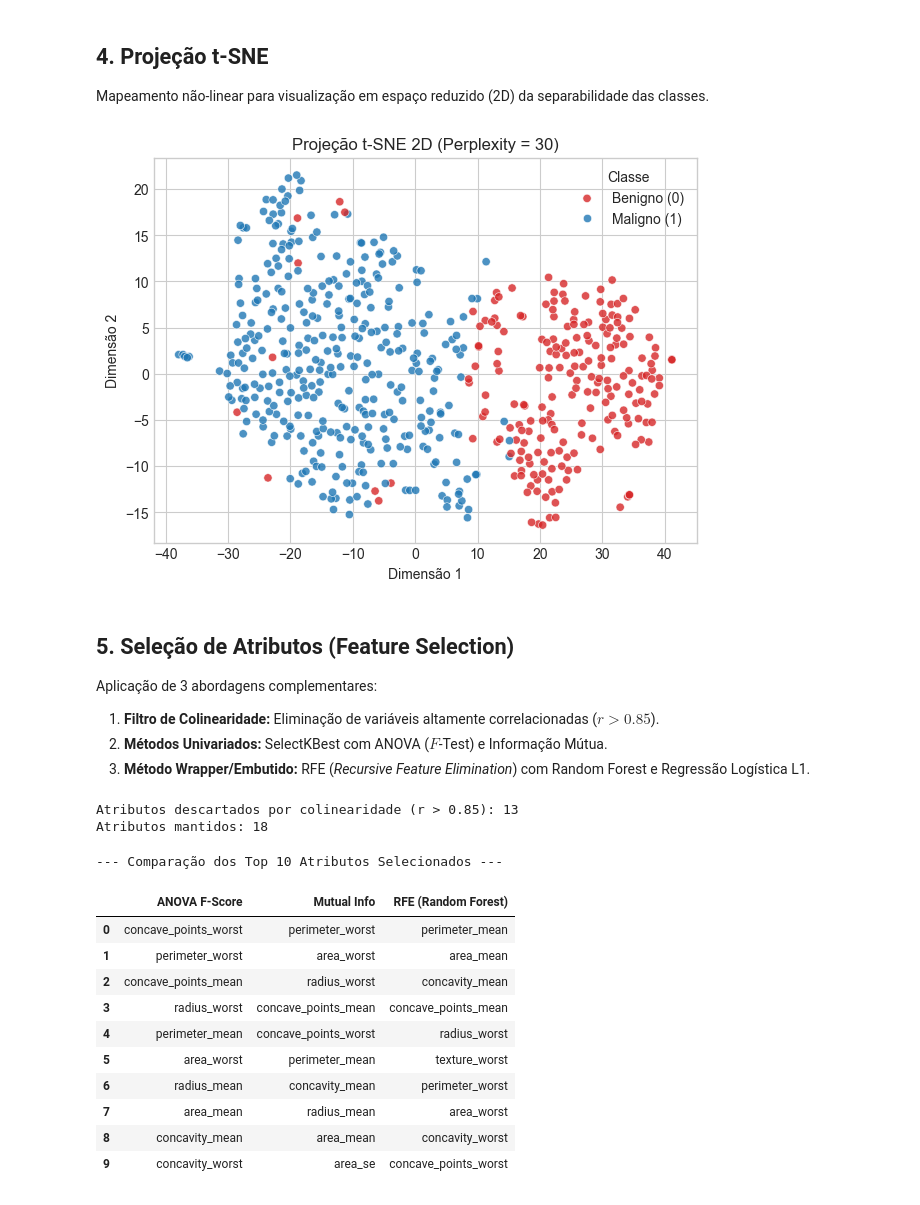
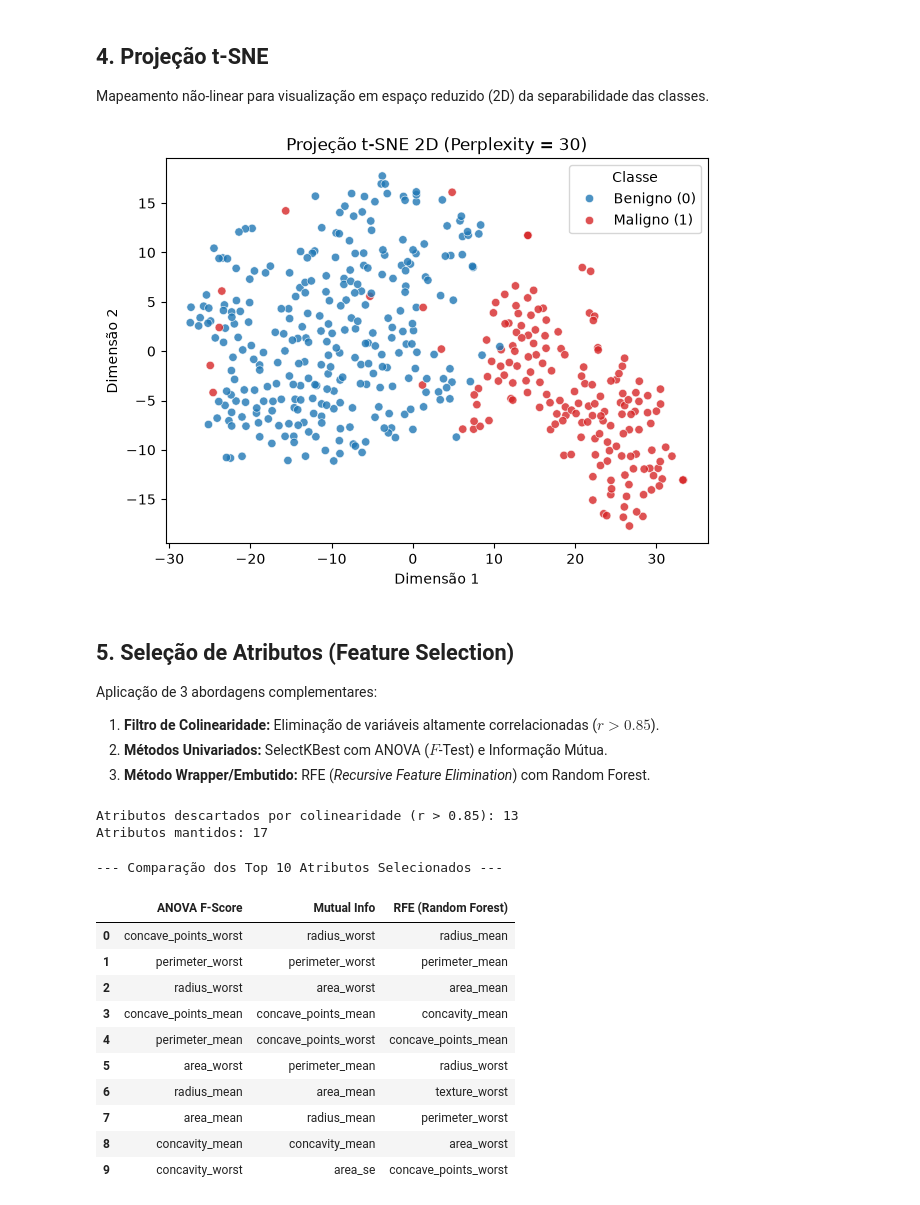
Before and after one commit to Laet345/Deteccao_de_cancer, a Jupyter notebook: notebooks/Feature_selection.ipynb, the cells around one changed output. Saved outputs shown, nothing was run; the diff lists cells and outputs as text; code cells hidden in the pictures.

```diff
--- a/notebooks/Feature_selection.ipynb
+++ b/notebooks/Feature_selection.ipynb
@@ -33,24 +43,15 @@ Consumindo os dados padronizados gerados.
 # %%
-from pathlib import Path
-import pandas as pd
-from sklearn.preprocessing import StandardScaler
+# Divisão estratificada ANTES de qualquer ajuste
+X_train, X_test, y_train, y_test = train_test_split(
+    X, y, test_size=0.20, stratify=y, random_state=RANDOM_STATE
+)
 
-# Identifica a pasta raiz do projeto de forma dinâmica
-BASE_DIR = Path.cwd().parent if Path.cwd().name == 'notebooks' else Path.cwd()
-DATA_PATH = BASE_DIR / 'data' / 'processed' / 'wdbc_limpo.csv'
-
-# Carrega o dataset limpo gerado pelo Integrante 1
-df = pd.read_csv(DATA_PATH)
-
-# Separa a variável alvo (diagnosis) das features
-# (Confirme se o nome da coluna no seu CSV é 'diagnosis' ou 'target')
-X = df.drop(columns=['diagnosis'])
-y = df['diagnosis'].values
-
-# Aplica a padronização necessárias para PCA, t-SNE e Clustering
-scaler = StandardScaler()
-X_train_scaled = pd.DataFrame(scaler.fit_transform(X), columns=X.columns)
+# O scaler aprende média/desvio apenas do treino; o teste só é transformado
+scaler = StandardScaler().fit(X_train)
+X_train_scaled = pd.DataFrame(scaler.transform(X_train), columns=X.columns, index=X_train.index)
+X_test_scaled  = pd.DataFrame(scaler.transform(X_test),  columns=X.columns, index=X_test.index)
 
 feature_names = X_train_scaled.columns
-print(f"Dataset carregado com sucesso: {X_train_scaled.shape[0]} amostras e {X_train_scaled.shape[1]} atributos.")
+print(f"Treino: {X_train_scaled.shape[0]} amostras | Teste: {X_test_scaled.shape[0]} amostras | {X_train_scaled.shape[1]} atributos.")
+print(f"Proporção de malignos -> treino: {y_train.mean():.3f} | teste: {y_test.mean():.3f}")
 # %% [output]
@@ -158,20 +164,23 @@ tsne = TSNE(n_components=2, perplexity=30, random_state=42, max_iter=1000)
 X_tsne = tsne.fit_transform(X_train_scaled)
 
 plt.figure(figsize=(7, 5))
-sns.scatterplot(x=X_tsne[:, 0], y=X_tsne[:, 1], hue=y_train, palette=['#1f77b4', '#d62728'], alpha=0.8)
+rotulos = np.where(y_train == 0, 'Benigno (0)', 'Maligno (1)')
+paleta = {'Benigno (0)': '#1f77b4', 'Maligno (1)': '#d62728'}
+sns.scatterplot(x=X_tsne[:, 0], y=X_tsne[:, 1], hue=rotulos, palette=paleta,
+                hue_order=['Benigno (0)', 'Maligno (1)'], alpha=0.8)
 plt.title('Projeção t-SNE 2D (Perplexity = 30)')
 plt.xlabel('Dimensão 1')
 plt.ylabel('Dimensão 2')
-plt.legend(title='Classe', labels=['Benigno (0)', 'Maligno (1)'])
+plt.legend(title='Classe')
 plt.show()
 # %% [output]
-[figure, old version]
+[figure, new version]
 # %% [markdown]
 ## 5. Seleção de Atributos (Feature Selection)
 Aplicação de 3 abordagens complementares:
 1. **Filtro de Colinearidade:** Eliminação de variáveis altamente correlacionadas ($r > 0.85$).
 2. **Métodos Univariados:** SelectKBest com ANOVA ($F$-Test) e Informação Mútua.
-3. **Método Wrapper/Embutido:** RFE (*Recursive Feature Elimination*) com Random Forest e Regressão Logística L1.
+3. **Método Wrapper/Embutido:** RFE (*Recursive Feature Elimination*) com Random Forest.
 # %%
 corr_matrix = X_train_scaled.corr().abs()
 upper_tri = corr_matrix.where(np.triu(np.ones(corr_matrix.shape), k=1).astype(bool))
@@ -179,46 +188,47 @@ threshold = 0.85
 
 to_drop = [column for column in upper_tri.columns if any(upper_tri[column] > threshold)]
 X_uncorrelated = X_train_scaled.drop(columns=to_drop)
+X_test_uncorrelated = X_test_scaled.drop(columns=to_drop)  # usa a lista definida no treino
 
 print(f"Atributos descartados por colinearidade (r > {threshold}): {len(to_drop)}")
 print(f"Atributos mantidos: {X_uncorrelated.shape[1]}")
 # %% [output]
 Atributos descartados por colinearidade (r > 0.85): 13
-Atributos mantidos: 18
+Atributos mantidos: 17
 # %%
 # 1. SelectKBest (ANOVA F-Classif e Mutual Info)
 skb_f = SelectKBest(score_func=f_classif, k=10).fit(X_train_scaled, y_train)
-skb_mi = SelectKBest(score_func=mutual_info_classif, k=10).fit(X_train_scaled, y_train)
+skb_mi = SelectKBest(score_func=partial(mutual_info_classif, random_state=RANDOM_STATE), k=10).fit(X_train_scaled, y_train)
 
 rank_f = pd.Series(skb_f.scores_, index=feature_names).sort_values(ascending=False)
 rank_mi = pd.Series(skb_mi.scores_, index=feature_names).sort_values(ascending=False)
 
 # 2. RFE com Random Forest
-rf = RandomForestClassifier(n_estimators=100, random_state=42)
+rf = RandomForestClassifier(n_estimators=100, random_state=RANDOM_STATE)
 rfe_rf = RFE(estimator=rf, n_features_to_select=10).fit(X_train_scaled, y_train)
 top_rfe_rf = feature_names[rfe_rf.support_]
 
 # Exibindo os Top 10 comparativos
 df_rankings = pd.DataFrame({
     'ANOVA F-Score': rank_f.head(10).index,
     'Mutual Info': rank_mi.head(10).index,
     'RFE (Random Forest)': top_rfe_rf
 })
 
 print("--- Comparação dos Top 10 Atributos Selecionados ---")
 display(df_rankings)
 # %% [output]
 --- Comparação dos Top 10 Atributos Selecionados ---
 |  | ANOVA F-Score | Mutual Info | RFE (Random Forest) |
-| 0 | concave_points_worst | perimeter_worst | perimeter_mean |
-| 1 | perimeter_worst | area_worst | area_mean |
-| 2 | concave_points_mean | radius_worst | concavity_mean |
-| 3 | radius_worst | concave_points_mean | concave_points_mean |
-| 4 | perimeter_mean | concave_points_worst | radius_worst |
-| 5 | area_worst | perimeter_mean | texture_worst |
-| 6 | radius_mean | concavity_mean | perimeter_worst |
-| 7 | area_mean | radius_mean | area_worst |
-| 8 | concavity_mean | area_mean | concavity_worst |
+| 0 | concave_points_worst | radius_worst | radius_mean |
+| 1 | perimeter_worst | perimeter_worst | perimeter_mean |
+| 2 | radius_worst | area_worst | area_mean |
+| 3 | concave_points_mean | concave_points_mean | concavity_mean |
+| 4 | perimeter_mean | concave_points_worst | concave_points_mean |
+| 5 | area_worst | perimeter_mean | radius_worst |
+| 6 | radius_mean | area_mean | texture_worst |
+| 7 | area_mean | radius_mean | perimeter_worst |
+| 8 | concavity_mean | concavity_mean | area_worst |
 | 9 | concavity_worst | area_se | concave_points_worst |
 # %% [markdown]
 ## 6. Exportação dos Datasets Reduzidos
```
Also changed, not shown: parts of 9 cells of this notebook, 8 other files.
